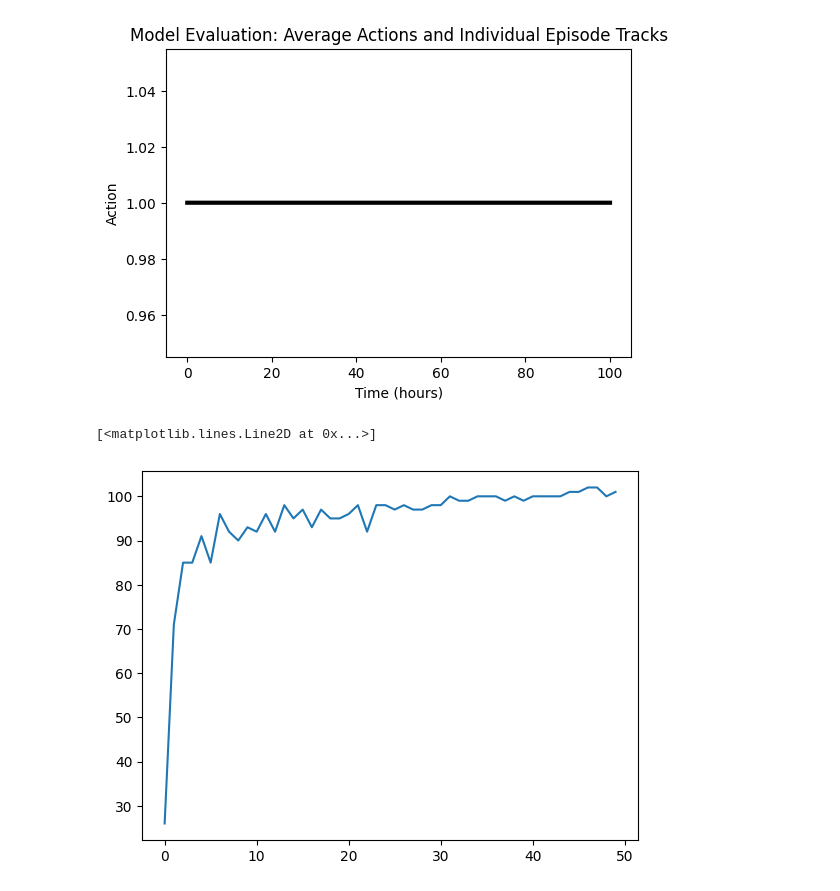
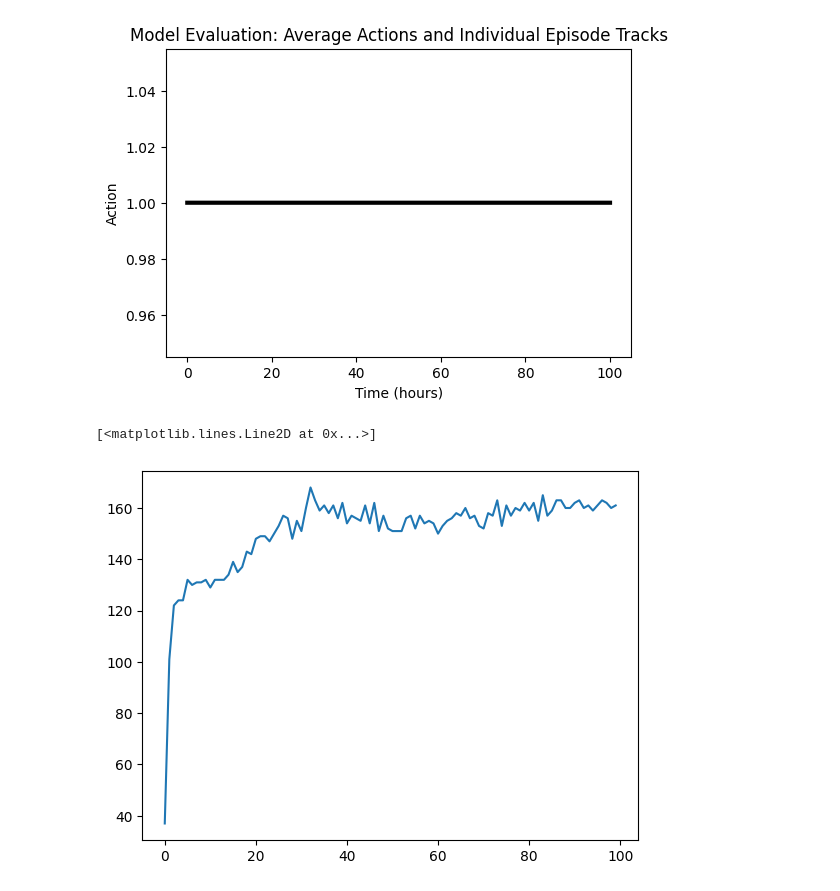
Before and after one commit to JacobHA/RL4Dosing, a Jupyter notebook: rl_eval.ipynb, the cells around one changed output. Drawn from its saved outputs; the diff is of its cells as text; code cells hidden in the pictures.

```diff
--- a/rl_eval.ipynb
+++ b/rl_eval.ipynb
@@ -9,7 +9,7 @@ WANDB_DIR = os.getenv("WANDB_DIR", ".")
 # %%
 # Example usage:
 env_args = {
-    "max_timesteps": 10000,
+    "max_timesteps": 30000,
     "alpha_mem": 0.7,
     "dt": 0.01,
     "frame_stack": 40,
@@ -57,15 +108,15 @@ plot_actions(env_args, all_actions)
 # %%
 # bin the actions and plot average frequency in each bin over time:
 avg_actions = np.array(all_actions).mean(axis=0)
 freqs=[]
-time_chunks = 50
+time_chunks = 100
 for i in range(time_chunks):
     interval = len(avg_actions)//time_chunks
     action_subset = avg_actions[interval*i:interval*(i+1)]
     # number of zeros:
     switches = len(action_subset[action_subset == 0])
     freqs.append(switches)
 plt.plot(freqs)
 # %% [output]
 [<matplotlib.lines.Line2D at 0x...>]
-[figure, old version]
+[figure, new version]
```
Also changed, not shown: parts of 6 cells of this notebook, 3 other files.
